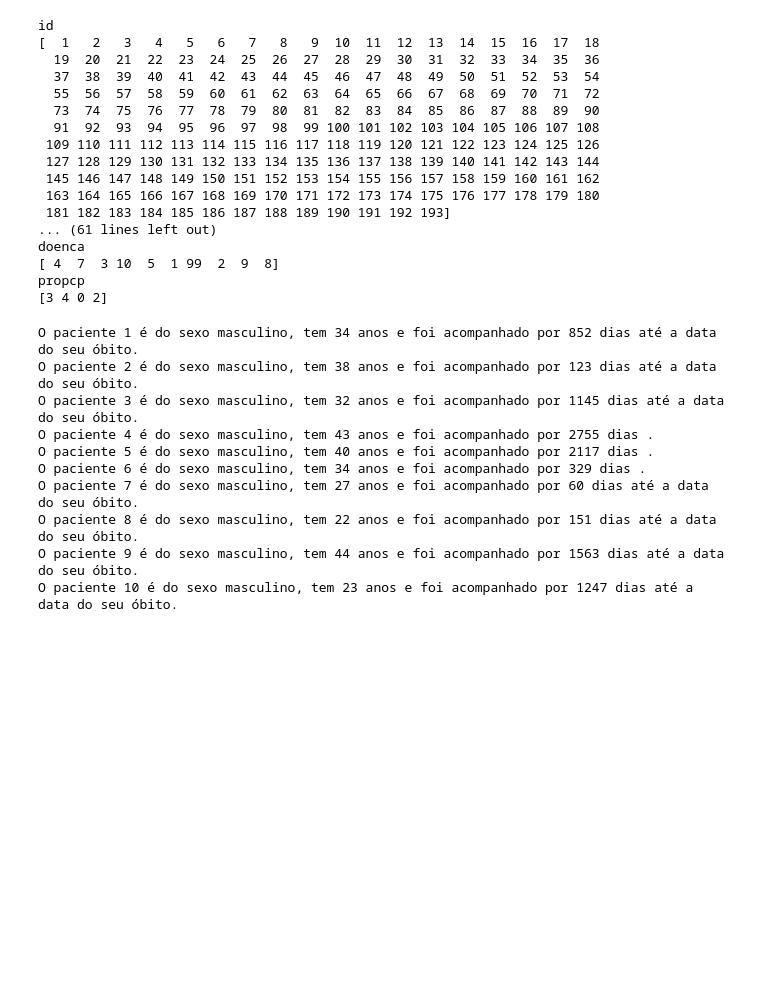
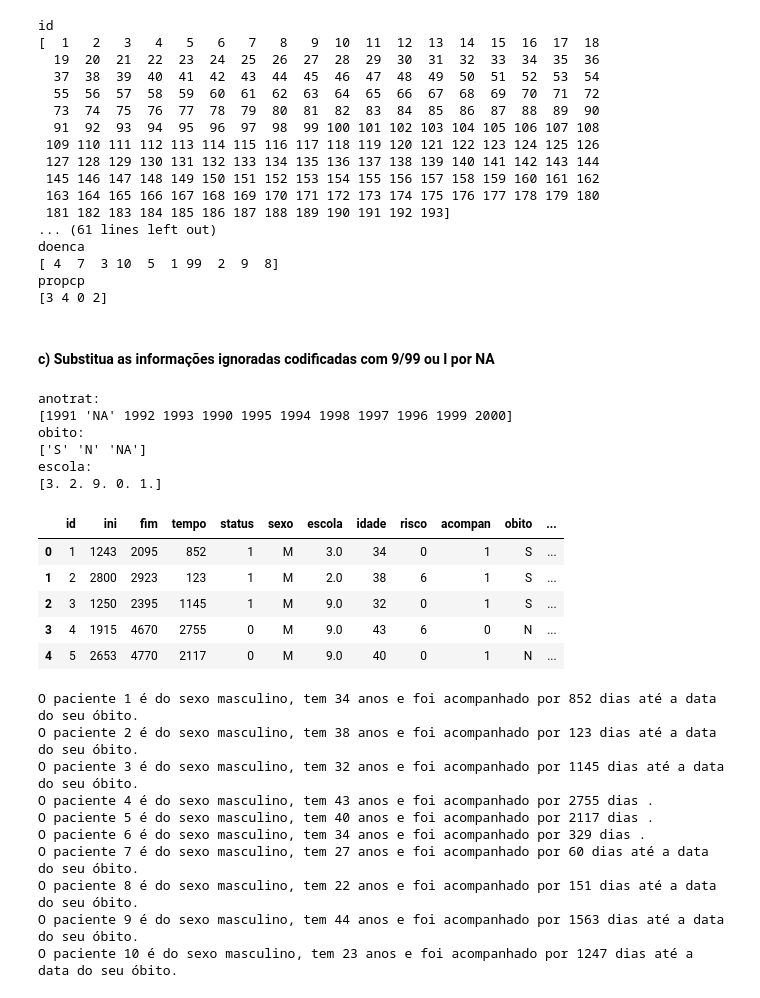
Before and after one commit to cbeluzo/dm017, a Jupyter notebook: Exercicios_Capitulo_02.ipynb, the cells around one changed output. Saved outputs shown, nothing was run; the diff lists cells and outputs as text; code cells hidden in the pictures; blank space fills up the shorter version.

```diff
--- a/Exercicios_Capitulo_02.ipynb
+++ b/Exercicios_Capitulo_02.ipynb
@@ -654,3 +673,5 @@ Análise Exploratória do banco do IPEC
 
 
 [Topo](#topo)
+# %%
+df = pd.read_csv('drive/My Drive/Colab Notebooks/datasets/ipec.csv', sep=';')
@@ -695,19 +720,35 @@ doenca
 [ 4  7  3 10  5  1 99  2  9  8]
 propcp
 [3 4 0 2]
+# %% [markdown]
+#### c) Substitua as informações ignoradas codificadas com 9/99 ou I por NA
 # %%
-#df.anotrat.replace({9:'NA'}, inplace=True)
-#print('anotrat: ')
-#print(df.anotrat.unique())
+dfAux = df.copy()
+dfAux.anotrat.replace({9:'NA'}, inplace=True)
+print('anotrat: ')
+print(dfAux.anotrat.unique())
 
-#df.obito.replace({'I':'NA'}, inplace=True)
-#print('obito: ')
-#print(df.obito.unique())
+dfAux.obito.replace({'I':'NA'}, inplace=True)
+print('obito: ')
+print(dfAux.obito.unique())
 
-#df.escola.fillna(9, inplace=True)
-#print('escola: ')
-#print(df.escola.unique())
+dfAux.escola.fillna(9, inplace=True)
+print('escola: ')
+print(dfAux.escola.unique())
 
-#df.fillna('NA', inplace=True)
-#df[:5]
+dfAux.fillna('NA', inplace=True)
+dfAux[:5]
+# %% [output]
+anotrat:
+[1991 'NA' 1992 1993 1990 1995 1994 1998 1997 1996 1999 2000]
+obito:
+['S' 'N' 'NA']
+escola:
+[3. 2. 9. 0. 1.]
+|  | id | ini | fim | tempo | status | sexo | escola | idade | risco | acompan | obito | ... |
+| 0 | 1 | 1243 | 2095 | 852 | 1 | M | 3.0 | 34 | 0 | 1 | S | ... |
+| 1 | 2 | 2800 | 2923 | 123 | 1 | M | 2.0 | 38 | 6 | 1 | S | ... |
+| 2 | 3 | 1250 | 2395 | 1145 | 1 | M | 9.0 | 32 | 0 | 1 | S | ... |
+| 3 | 4 | 1915 | 4670 | 2755 | 0 | M | 9.0 | 43 | 6 | 0 | N | ... |
+| 4 | 5 | 2653 | 4770 | 2117 | 0 | M | 9.0 | 40 | 0 | 1 | N | ... |
 # %%
```
Also changed, not shown: parts of 43 cells of this notebook.
